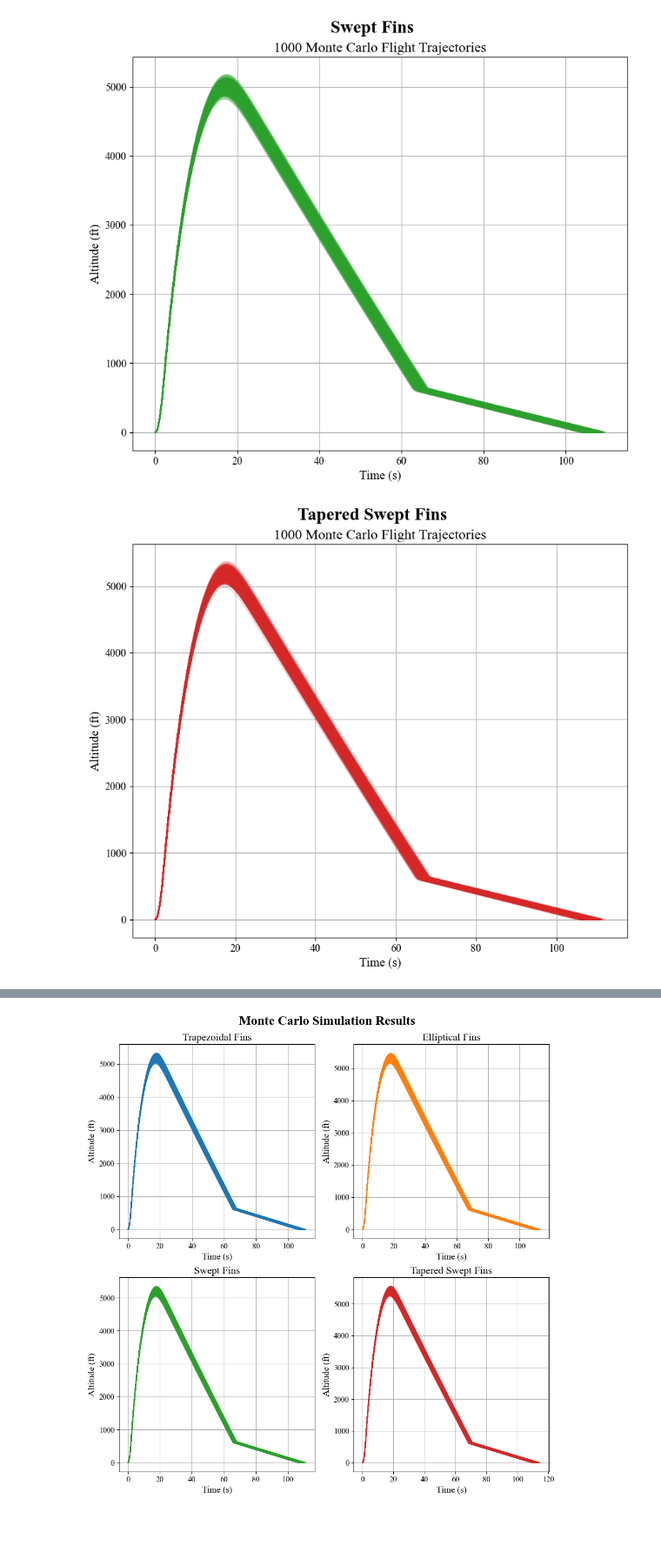
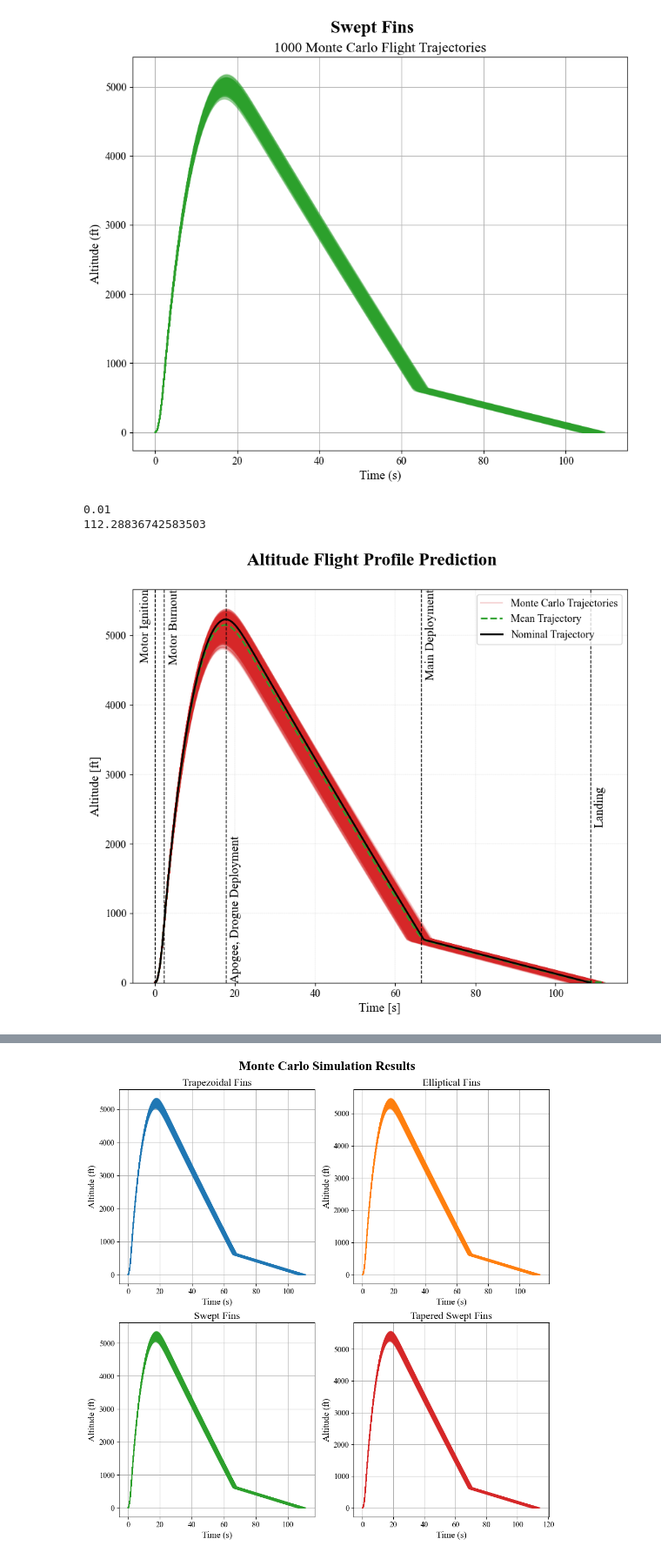
Before and after one commit to saividyud/NASA_25-26_Rocket_Simulations, a Jupyter notebook: Fin Testing/monte_carlo_plotter.ipynb, the cells around one changed output, grey strips where cells are left out. Shown at 87% size. Drawn from its saved outputs; the diff is of its cells as text; code cells hidden in the pictures; blank space fills up the shorter version.

```diff
--- a/Fin Testing/monte_carlo_plotter.ipynb
+++ b/Fin Testing/monte_carlo_plotter.ipynb
@@ -433,0 +887,2 @@ plt.show()
+# %%
+nominal_flight = pd.read_csv('./OpenRocket Files/Nominal Flight Simulation.csv', names=['Time', 'Altitude', 'Total Velocity', 'Total Acceleration'], comment='#')
@@ -493,3 +959,24 @@ ax.set_ylabel('Altitude (ft)')
 plt.show()
 # %% [output]
 [figure]
+# %%
+tapswept_array = np.array(tapswept_data).reshape(-1)
+times = np.array([sim[orl.FlightDataType.TYPE_TIME] for sim in tapswept_array], dtype=object)
+altitudes = np.array([sim[orl.FlightDataType.TYPE_ALTITUDE] for sim in tapswept_array], dtype=object)
+velocities = np.array([sim[orl.FlightDataType.TYPE_VELOCITY_TOTAL] for sim in tapswept_array], dtype=object)
+accelerations = np.array([sim[orl.FlightDataType.TYPE_ACCELERATION_TOTAL] for sim in tapswept_array], dtype=object)
+# %%
+min_times = [time_array[0] for time_array in times]
+overall_min_time = min(min_times)
+
+print(overall_min_time)
+
+max_times = [time_array[-1] for time_array in times]
+overall_max_time = max(max_times)
+
+print(overall_max_time)
+# %% [output]
+0.01
+112.28836742583503
+# %%
+mean_times = np.linspace(overall_min_time, overall_max_time, num=1000)
@@ -496,20 +1007,37 @@ plt.show()
 # %%
 fig = plt.figure()
 ax = fig.add_subplot()
 
-fig.suptitle('Tapered Swept Fins', y=0.95)
+fig.suptitle('Altitude Flight Profile Prediction', y=0.95)
 
-for i, (sim, event) in enumerate(zip(tapswept_data[0], tapswept_events[0])):
-    if i == 0:
-        ax.plot(sim[orl.FlightDataType.TYPE_TIME], sim[orl.FlightDataType.TYPE_ALTITUDE] * 3.28084, color='tab:red', label='Tapered Swept Fin', alpha=0.2) # Convert to feet
-    else:
-        ax.plot(sim[orl.FlightDataType.TYPE_TIME], sim[orl.FlightDataType.TYPE_ALTITUDE] * 3.28084, color='tab:red', alpha=0.2) # Convert to feet
+for i, alts in enumerate(aligned_alts):
+    ax.plot(mean_times, alts, color='tab:red', alpha=0.2, label='Monte Carlo Trajectories' if i == 0 else "") # Convert to feet
 
-ax.grid()
-ax.set_title(f'{samples} Monte Carlo Flight Trajectories')
-ax.set_xlabel('Time (s)')
-ax.set_ylabel('Altitude (ft)')
+ax.plot(mean_times, avg_alts, color='tab:green', linestyle='--', linewidth=2, label='Mean Trajectory')  # Convert to feet
+
+ax.plot(nominal_flight['Time'], nominal_flight['Altitude'], color='black', linestyle='-', linewidth=2, label='Nominal Trajectory')  # Convert to feet
+
+up_lim = max(avg_alts)*1.1
+padding = 1
+
+ax.vlines(x=[0, 2.309, 17.709, 66.486, 108.63], ymin=0, ymax=up_lim, colors='black', linestyles='--', linewidth=1)
+ax.text(0 - padding, up_lim, 'Motor Ignition', rotation=90, verticalalignment='top', horizontalalignment='right', fontsize=14)
+ax.text(2.309 + padding, up_lim, 'Motor Burnout', rotation=90, verticalalignment='top', horizontalalignment='left', fontsize=14)
+ax.text(17.709 + padding, 0, 'Apogee, Drogue Deployment', rotation=90, verticalalignment='bottom', horizontalalignment='left', fontsize=14)
+ax.text(66.486 + padding, up_lim, 'Main Deployment', rotation=90, verticalalignment='top', horizontalalignment='left', fontsize=14)
+ax.text(108.63 + padding, up_lim/2, 'Landing', rotation=90, verticalalignment='top', horizontalalignment='left', fontsize=14)
+
+ax.grid(linestyle='--', linewidth=0.2)
+# ax.set_title()
+ax.set_xlabel('Time [s]')
+ax.set_ylabel('Altitude [ft]')
+
+ax.set_ylim(0, up_lim)
+
+ax.legend()
+
+# fig.savefig('./Figures/Altitude Predictions.png', dpi=300)
 
 plt.show()
 # %% [output]
-[figure, old version]
+[figure, new version]
```
Also changed, not shown: parts of 19 cells of this notebook, 10 other files.
